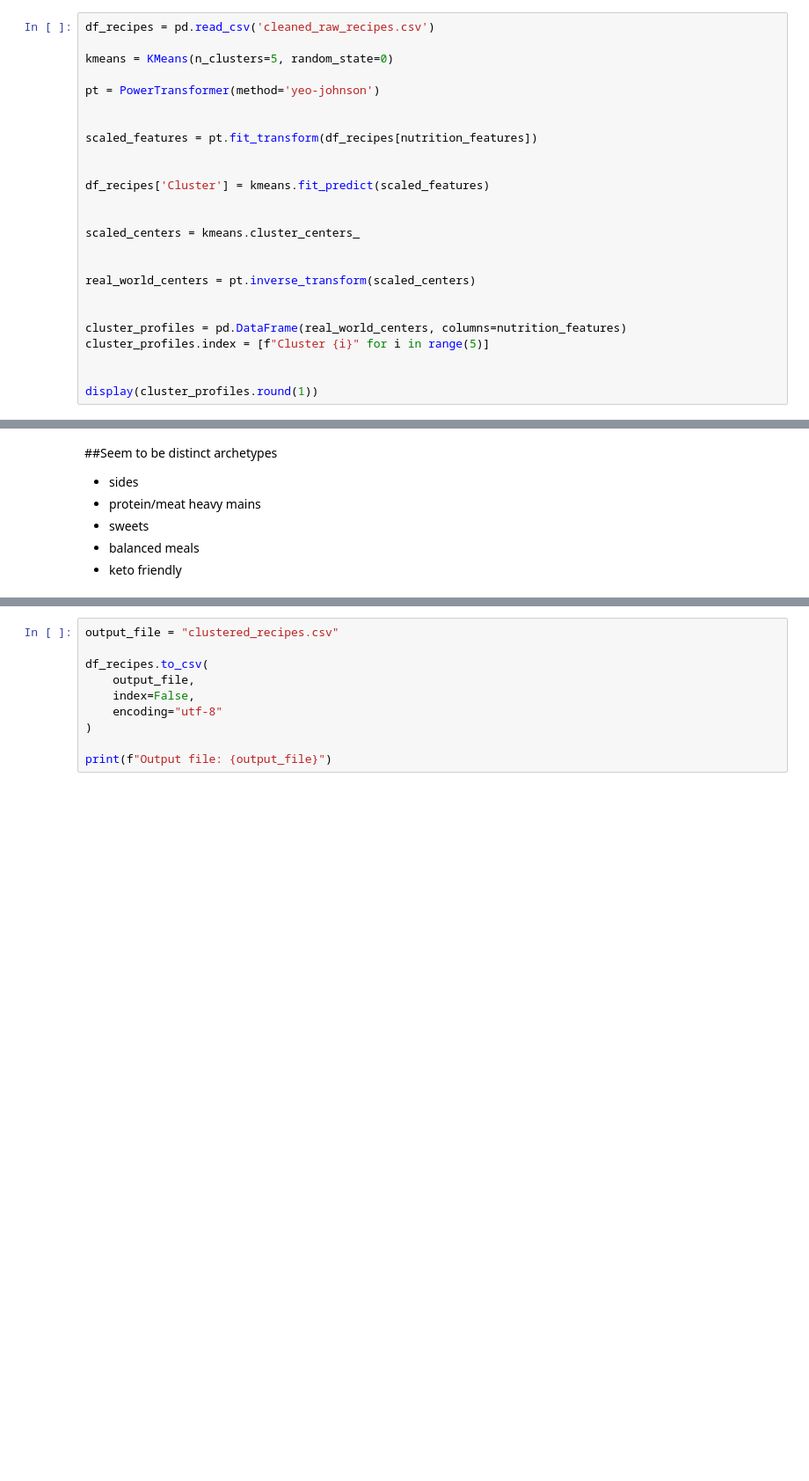
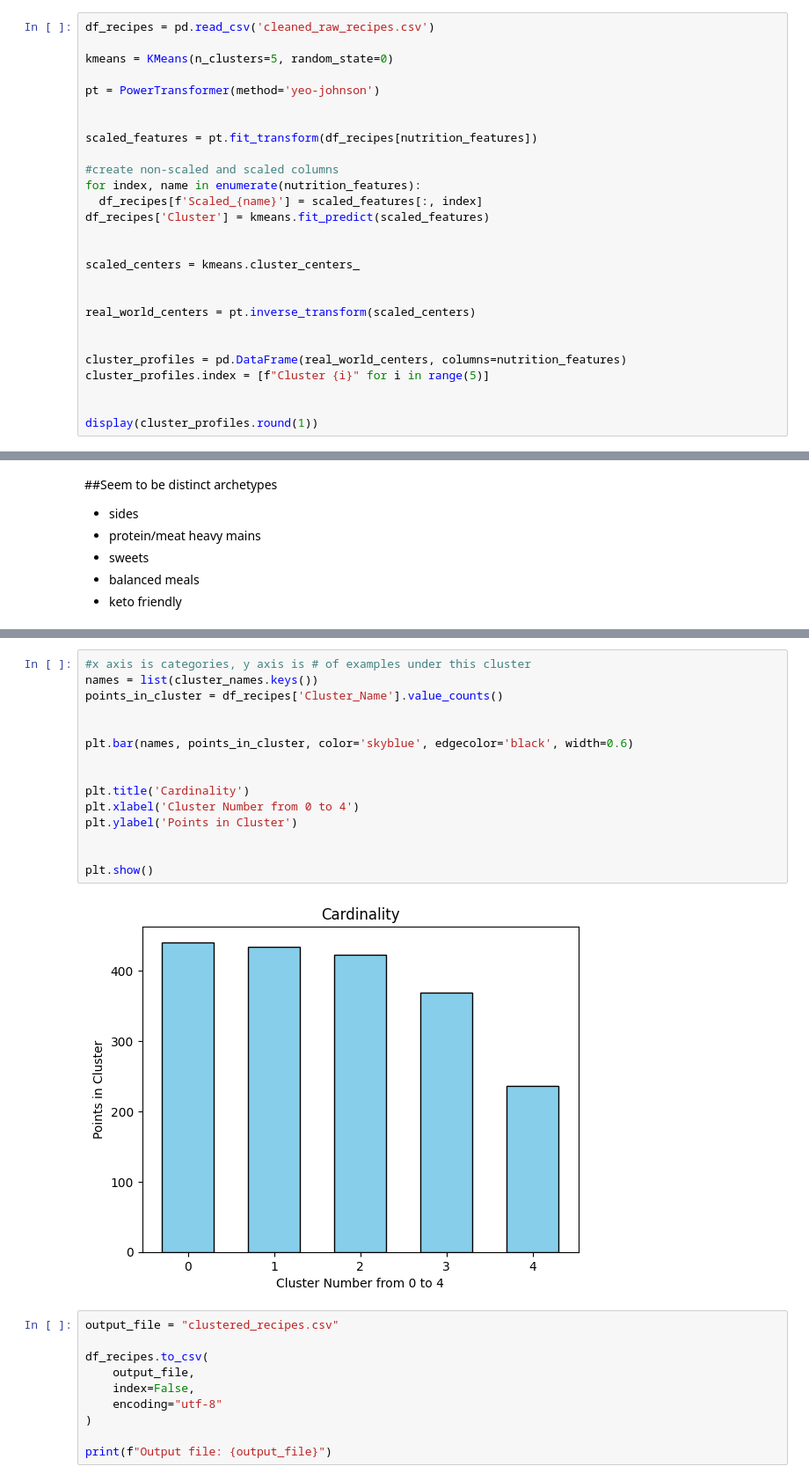
Before and after one commit to warrensuca/chinese-recipe-api, a Jupyter notebook: clustering/cluster_recipes.ipynb, the cells around one changed output, grey strips where cells are left out. Shown at 88% size. Saved outputs shown, nothing was run; the diff lists cells and outputs as text; blank space fills up the shorter version.

```diff
--- a/clustering/cluster_recipes.ipynb
+++ b/clustering/cluster_recipes.ipynb
@@ -47,7 +47,9 @@ pt = PowerTransformer(method='yeo-johnson')
 
 scaled_features = pt.fit_transform(df_recipes[nutrition_features])
 
-
+#create non-scaled and scaled columns
+for index, name in enumerate(nutrition_features):
+  df_recipes[f'Scaled_{name}'] = scaled_features[:, index]
 df_recipes['Cluster'] = kmeans.fit_predict(scaled_features)
 
 
@@ -90,3 +105,20 @@ df_recipes['Cluster_Name'] = df_recipes['Cluster'].map(cluster_names)
+# %%
+#x axis is categories, y axis is # of examples under this cluster
+names = list(cluster_names.keys())
+points_in_cluster = df_recipes['Cluster_Name'].value_counts()
+
+
+plt.bar(names, points_in_cluster, color='skyblue', edgecolor='black', width=0.6)
+
+
+plt.title('Cardinality')
+plt.xlabel('Cluster Number from 0 to 4')
+plt.ylabel('Points in Cluster')
+
+
+plt.show()
+# %% [output]
+[figure, added]
 # %%
 output_file = "clustered_recipes.csv"
 
```
Also changed, not shown: parts of 2 cells of this notebook.
